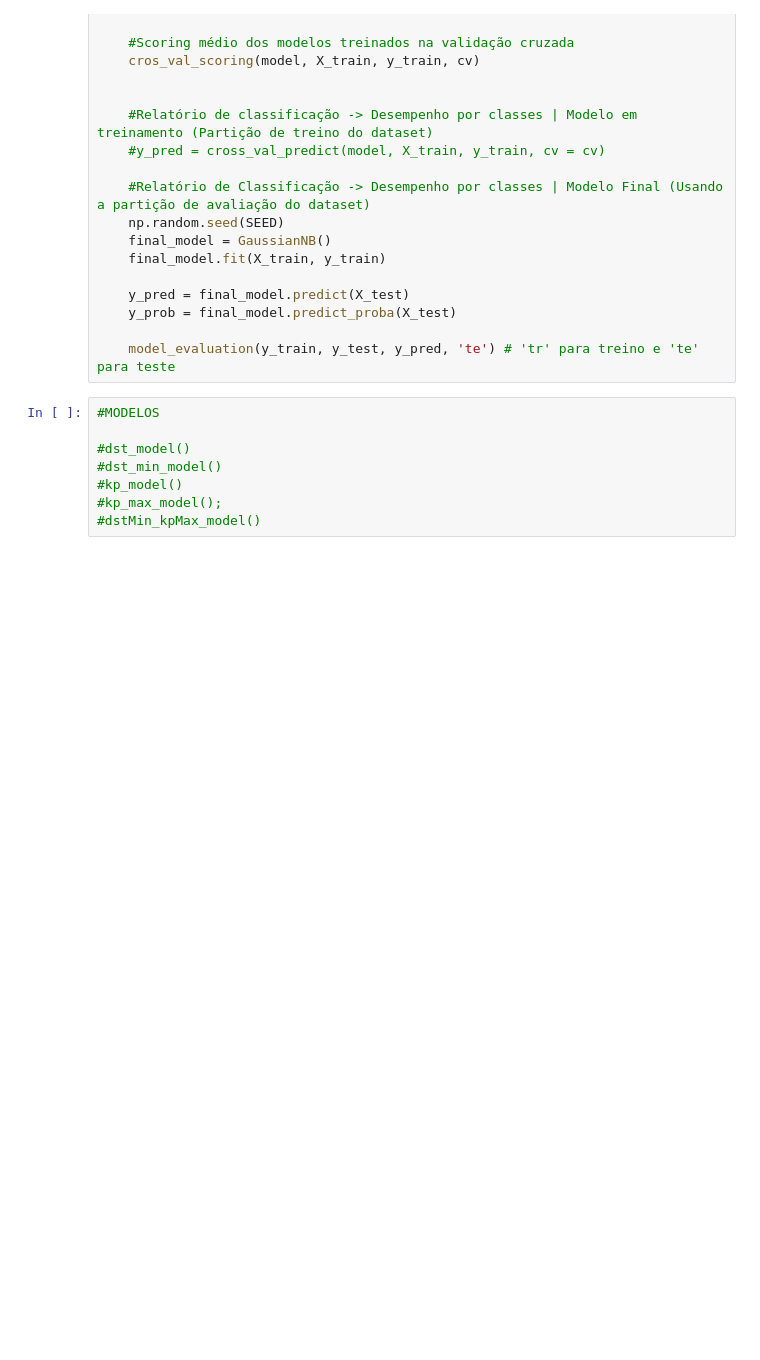
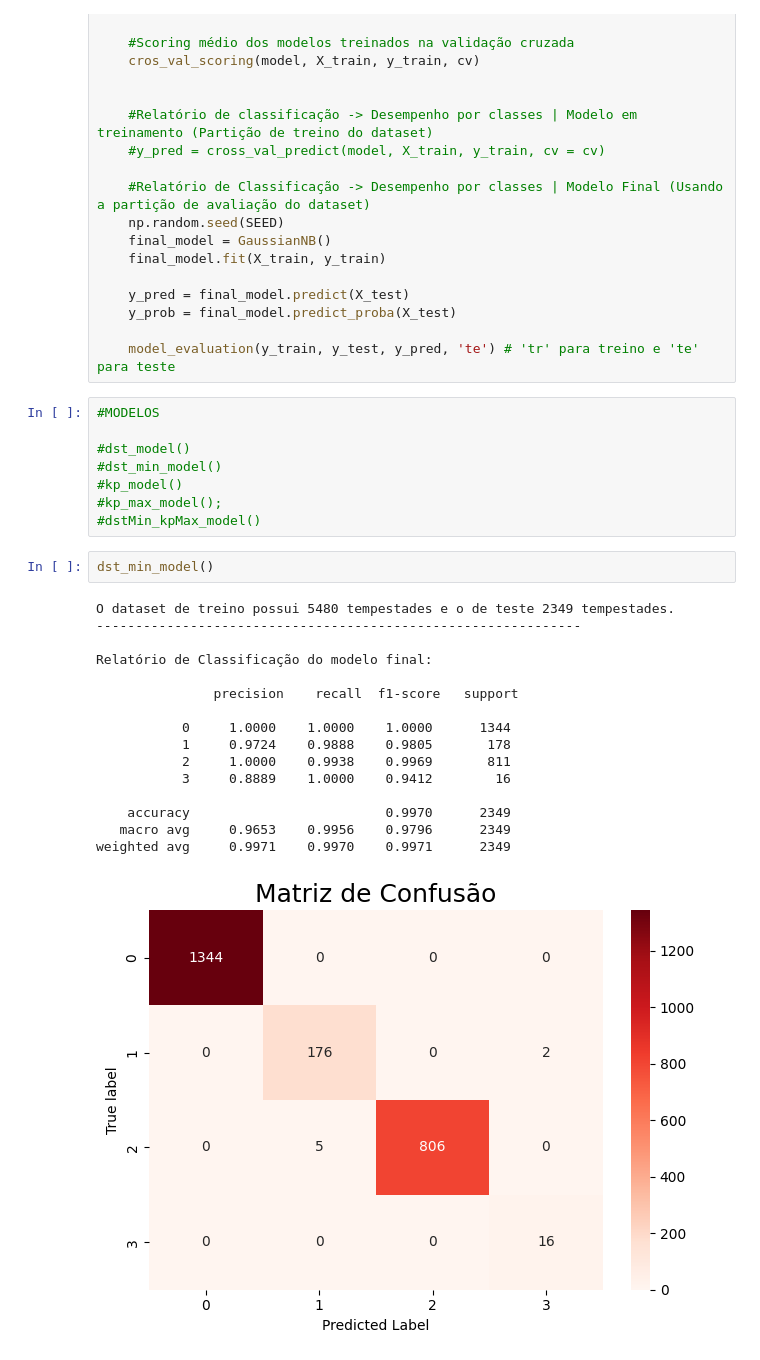
Before and after one commit to GabrieIl/analysis-of-magnetic-storms, a Jupyter notebook: main.ipynb, the cells around one changed output. Saved outputs shown, nothing was run; the diff lists cells and outputs as text; blank space fills up the shorter version.

```diff
--- a/main.ipynb
+++ b/main.ipynb
@@ -335,3 +335,22 @@ def dstMin_kpMax_model() :
 #kp_model()
 #kp_max_model();
 #dstMin_kpMax_model()
+# %%
+dst_min_model()
+# %% [output]
+O dataset de treino possui 5480 tempestades e o de teste 2349 tempestades.
+--------------------------------------------------------------
+
+Relatório de Classificação do modelo final:
+
+               precision    recall  f1-score   support
+
+           0     1.0000    1.0000    1.0000      1344
+           1     0.9724    0.9888    0.9805       178
+           2     1.0000    0.9938    0.9969       811
+           3     0.8889    1.0000    0.9412        16
+
+    accuracy                         0.9970      2349
+   macro avg     0.9653    0.9956    0.9796      2349
+weighted avg     0.9971    0.9970    0.9971      2349
+[figure, added]
```
Also changed, not shown: parts of 1 cell of this notebook, 1 other file.
